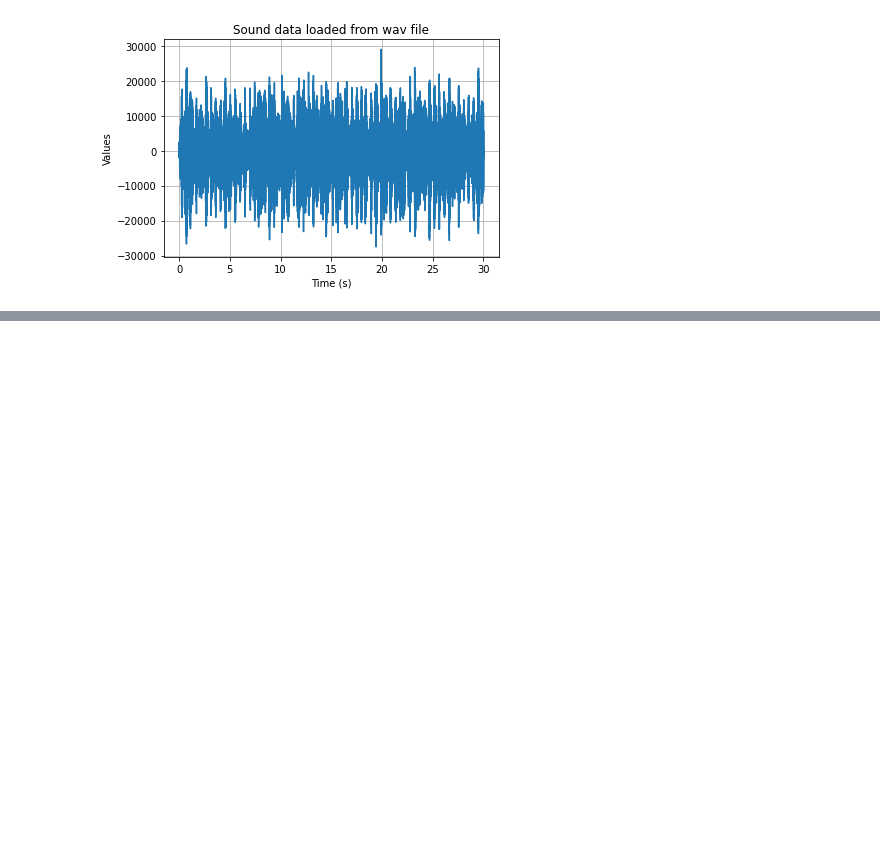
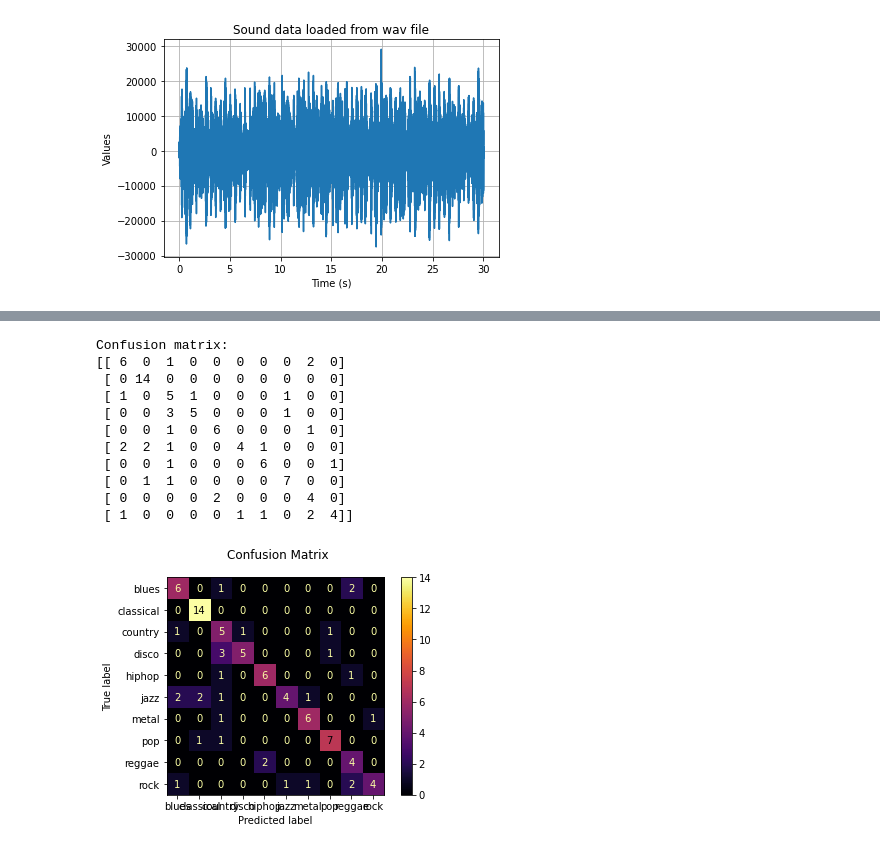
Before and after one commit to agustinLapi/MachineLearning, a Jupyter notebook: 3_MidtermProjects/ProjectGTZ/main.ipynb, the cells around one changed output, grey strips where cells are left out. Cells and saved outputs as stored; diff of their text form; code cells hidden in the pictures; blank space fills up the shorter version.

```diff
--- a/3_MidtermProjects/ProjectGTZ/main.ipynb
+++ b/3_MidtermProjects/ProjectGTZ/main.ipynb
@@ -222,0 +525,10 @@ display('data.csv')
+# %%
+scaler = StandardScaler()
+scaler.fit(X_train)
+
+X_train = scaler.transform(X_train)
+X_test = scaler.transform(X_test)
+
+#Dado que es un dataset de 2000+ canciones voy a poner n_neighbors en 10. Luego de plotear el error, recalculo para 8 (error minimo)
+classifier = KNeighborsClassifier(n_neighbors=10)
+classifier.fit(X_train, y_train)
@@ -222,0 +563,17 @@ display('data.csv')
+# %%
+disp = metrics.plot_confusion_matrix(classifier, X_test, y_test, cmap='inferno')
+disp.figure_.suptitle("Confusion Matrix")
+print("Confusion matrix:\n%s" % disp.confusion_matrix)
+# %% [output]
+Confusion matrix:
+[[ 6  0  1  0  0  0  0  0  2  0]
+ [ 0 14  0  0  0  0  0  0  0  0]
+ [ 1  0  5  1  0  0  0  1  0  0]
+ [ 0  0  3  5  0  0  0  1  0  0]
+ [ 0  0  1  0  6  0  0  0  1  0]
+ [ 2  2  1  0  0  4  1  0  0  0]
+ [ 0  0  1  0  0  0  6  0  0  1]
+ [ 0  1  1  0  0  0  0  7  0  0]
+ [ 0  0  0  0  2  0  0  0  4  0]
+ [ 1  0  0  0  0  1  1  0  2  4]]
+[figure, added]
```
Also changed, not shown: parts of 42 cells of this notebook.
